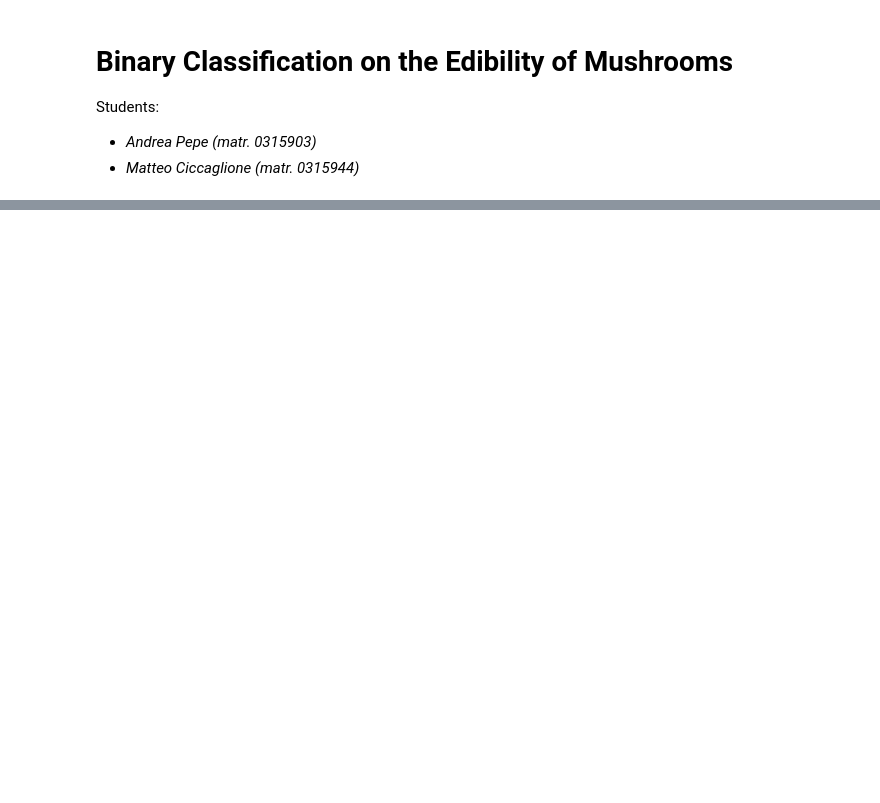
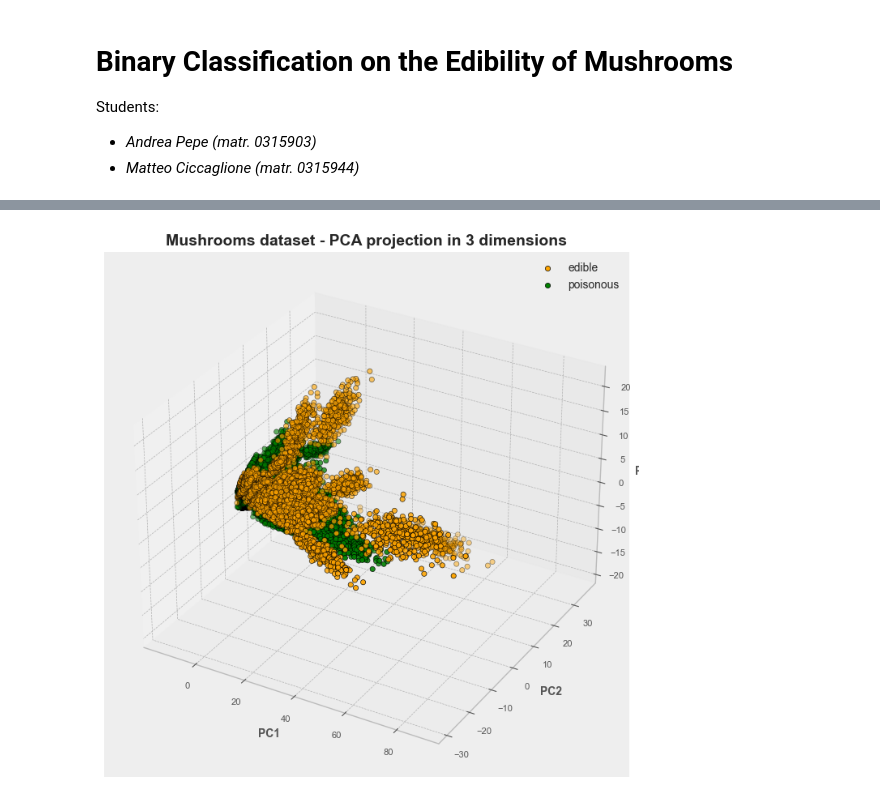
Before and after one commit to AndreaPepe/MushroomsClassification, a Jupyter notebook: mushrooms_classifiers.ipynb, the cells around one changed output, grey strips where cells are left out. Cells and saved outputs as stored; diff of their text form; code cells hidden in the pictures; blank space fills up the shorter version.

```diff
--- a/mushrooms_classifiers.ipynb
+++ b/mushrooms_classifiers.ipynb
@@ -139,0 +67,39 @@ def get_correlation_chart(data, **kwargs):
+# %%
+from sklearn.decomposition import PCA
+from sklearn.preprocessing import LabelEncoder
+
+df_copy = df.copy()
+class_labels = df_copy['class']
+class_labels = np.where(class_labels == 'p', 'poisonous', 'edible')
+
+# Principal Component Analysis (PCA) to reduce the dimensionality of the dataset, in order to represent it in a 3D plot
+pca = PCA(n_components=3)
+
+le = LabelEncoder()
+df_copy['class'] = le.fit_transform(df_copy['class'])
+df_copy = pd.get_dummies(df_copy)
+
+principal_components = pca.fit_transform(df_copy)
+
+df_pca = pd.DataFrame(data=principal_components, columns=['PC1', 'PC2', 'PC3'])
+df_pca['class'] = class_labels
+
+fig = plt.figure()
+ax = fig.add_subplot(111, projection='3d')
+
+colors = {'edible': 'orange', 'poisonous': 'green'}
+
+for class_label, color in colors.items():
+    df_class = df_pca[df_pca['class'] == class_label]
+    ax.scatter(df_class['PC1'], df_class['PC2'], df_class['PC3'], c=colors[class_label], edgecolor='black', label=class_label)
+
+ax.set_xlabel('PC1')
+ax.set_ylabel('PC2')
+ax.set_zlabel('PC3')
+
+ax.legend()
+ax.set_title('Mushrooms dataset - PCA projection in 3 dimensions', fontsize=14, fontweight='bold')
+
+plt.show()
+# %% [output]
+[figure, added]
```
Also changed, not shown: parts of 23 cells of this notebook.
